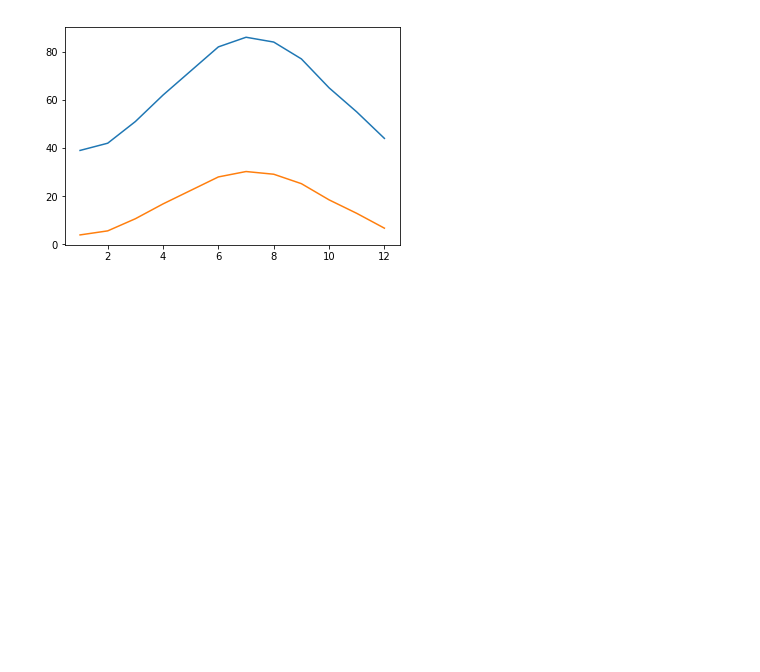
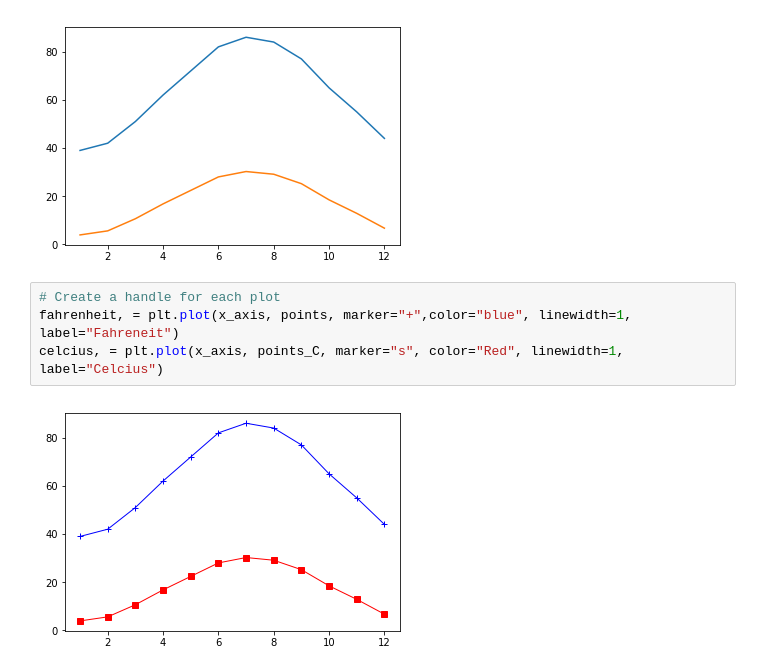
Before and after one commit to AhmadBouMerhi/Matplotli_video_Aug_14_2018, a Jupyter notebook: nj_temp_Unsaved.ipynb, the cells around one changed output. Saved outputs shown, nothing was run; the diff lists cells and outputs as text; blank space fills up the shorter version.

```diff
--- a/nj_temp_Unsaved.ipynb
+++ b/nj_temp_Unsaved.ipynb
@@ -51,3 +51,9 @@ plt.plot(x_axis, points_C)
 plt.show()
 # %% [output]
 [figure]
+# %%
+# Create a handle for each plot
+fahrenheit, = plt.plot(x_axis, points, marker="+",color="blue", linewidth=1, label="Fahreneit")
+celcius, = plt.plot(x_axis, points_C, marker="s", color="Red", linewidth=1, label="Celcius")
+# %% [output]
+[figure, added]
```
Also changed, not shown: 3 other files.
